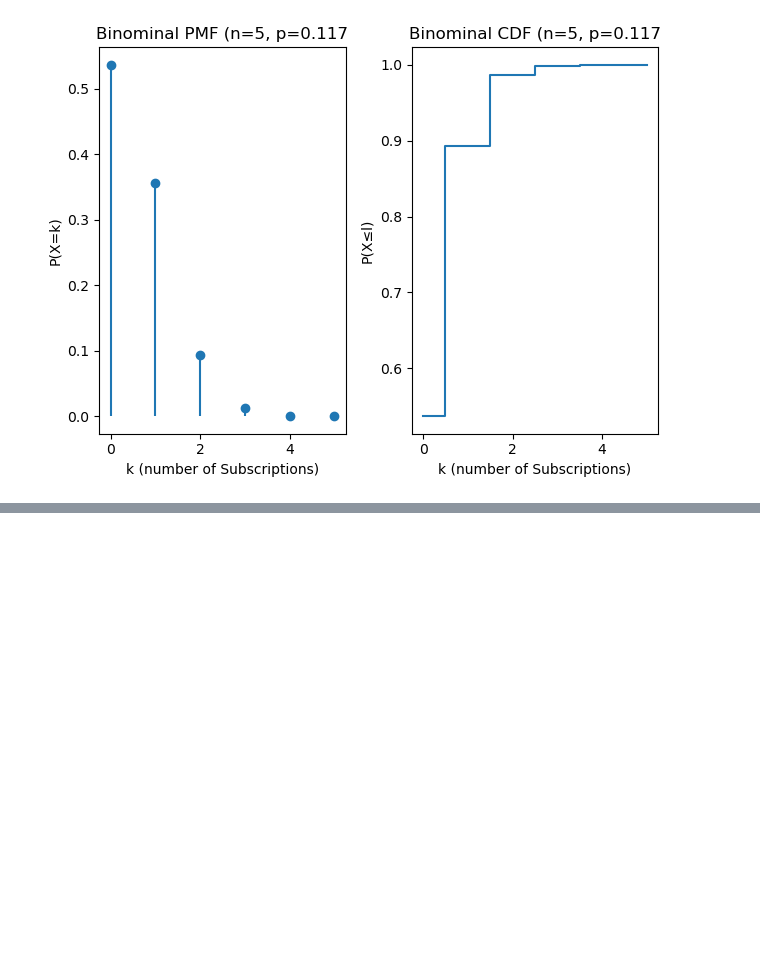
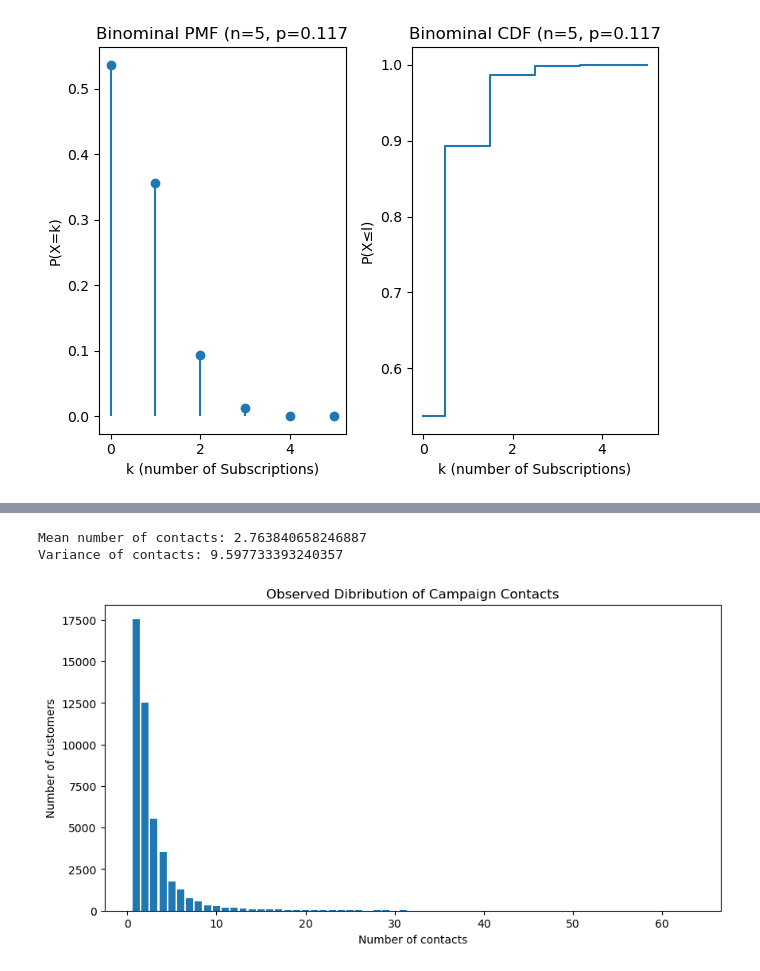
Before and after one commit to camilasoaares/Statistical-Techniques, a Jupyter notebook: Stats_Camila_CA1.ipynb, the cells around one changed output, grey strips where cells are left out. Drawn from its saved outputs; the diff is of its cells as text; code cells hidden in the pictures; blank space fills up the shorter version.

```diff
--- a/Stats_Camila_CA1.ipynb
+++ b/Stats_Camila_CA1.ipynb
@@ -238,0 +293,21 @@ plt.show()
+# %%
+# Calculate the mean and variance of campaing
+campaign_mean = data['campaign'].mean()
+campaign_variance = data['campaign'].var()
+print('Mean number of contacts:', campaign_mean)
+print('Variance of contacts:', campaign_variance)
+# %% [output]
+Mean number of contacts: 2.763840658246887
+Variance of contacts: 9.597733393240357
+# %%
+#Visualise the distribution
+
+campaign_counts = data['campaign'].value_counts().sort_index()
+plt.figure(figsize=(10,5))
+plt.bar(campaign_counts.index, campaign_counts.values)
+plt.title('Observed Dibribution of Campaign Contacts')
+plt.xlabel('Number of contacts')
+plt.ylabel('Number of customers')
+plt.show()
+# %% [output]
+[figure, added]
```
Also changed, not shown: parts of 4 cells of this notebook.
